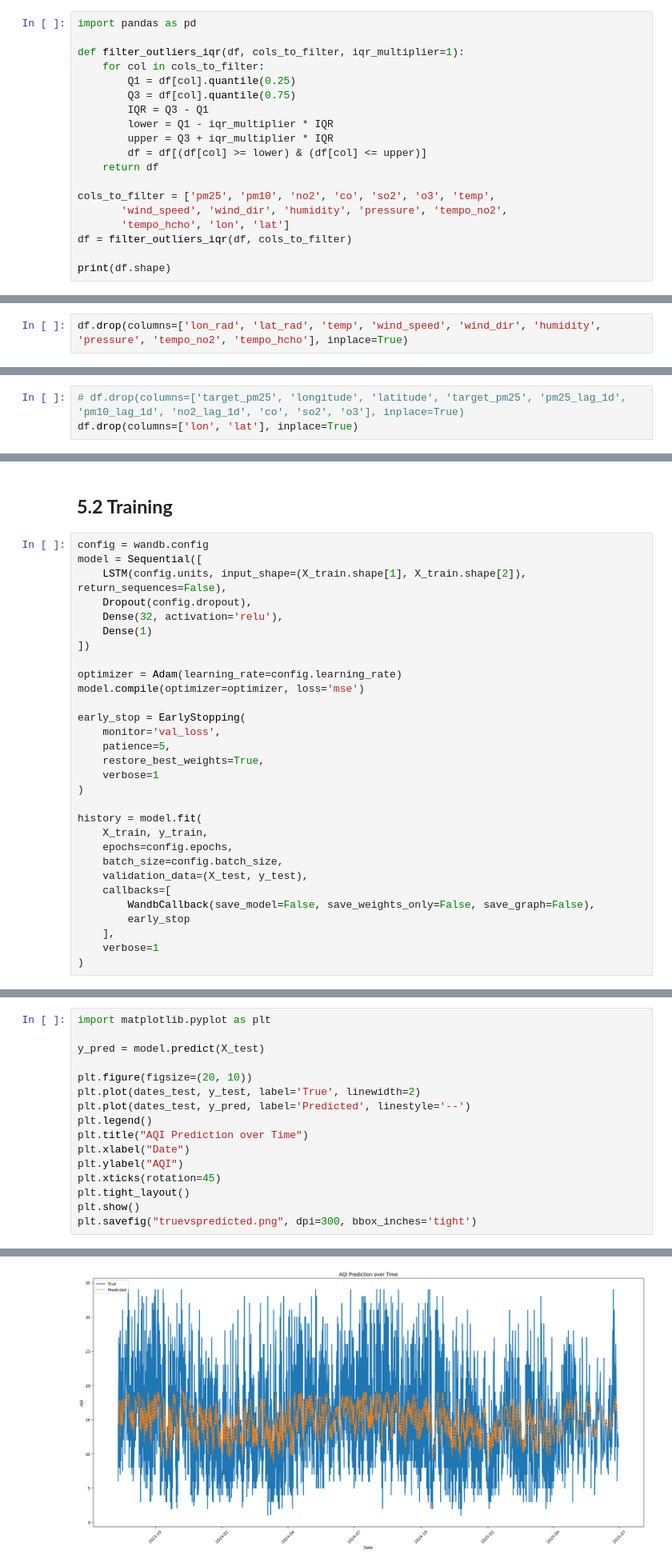
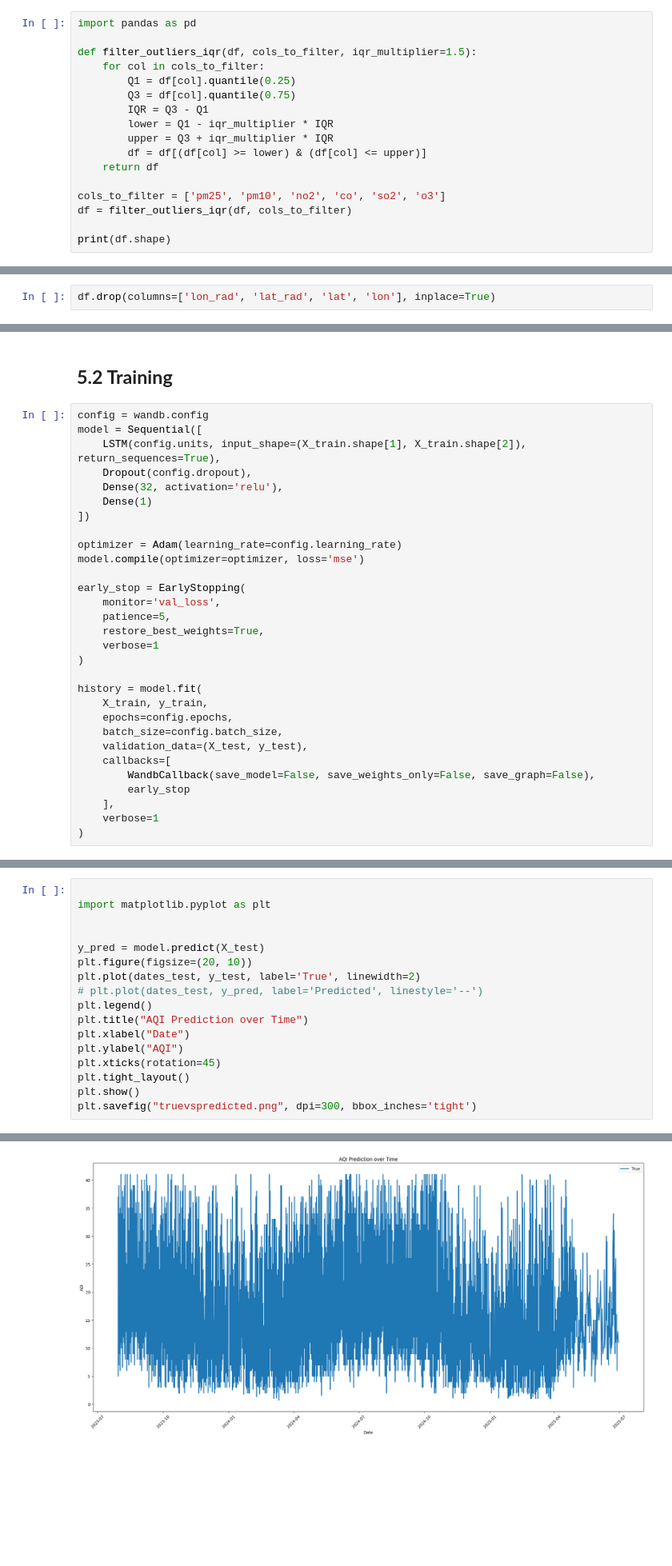
Before and after one commit to DanielNguyen-05/AirForce, a Jupyter notebook: ai/lstm_v1.ipynb, the cells around one changed output, grey strips where cells are left out. Shown at 80% size. Saved outputs shown, nothing was run; the diff lists cells and outputs as text; blank space fills up the shorter version.

```diff
--- a/ai/lstm_v1.ipynb
+++ b/ai/lstm_v1.ipynb
@@ -179,7 +165,7 @@ def _box_plot(df):
 # %%
 import pandas as pd
 
-def filter_outliers_iqr(df, cols_to_filter, iqr_multiplier=1):
+def filter_outliers_iqr(df, cols_to_filter, iqr_multiplier=1.5):
     for col in cols_to_filter:
         Q1 = df[col].quantile(0.25)
         Q3 = df[col].quantile(0.75)
@@ -189,9 +175,7 @@ def filter_outliers_iqr(df, cols_to_filter, iqr_multiplier=1):
         df = df[(df[col] >= lower) & (df[col] <= upper)]
     return df
 
-cols_to_filter = ['pm25', 'pm10', 'no2', 'co', 'so2', 'o3', 'temp',
-       'wind_speed', 'wind_dir', 'humidity', 'pressure', 'tempo_no2',
-       'tempo_hcho', 'lon', 'lat']
+cols_to_filter = ['pm25', 'pm10', 'no2', 'co', 'so2', 'o3']
 df = filter_outliers_iqr(df, cols_to_filter)
 
 print(df.shape)
@@ -252,6 +230,6 @@ Index(['date', 'lat', 'lon', 'pm25', 'pm10', 'no2', 'co', 'so2', 'o3', 'temp',
       dtype='object')
 # %%
-df.drop(columns=['lon_rad', 'lat_rad', 'temp', 'wind_speed', 'wind_dir', 'humidity', 'pressure', 'tempo_no2', 'tempo_hcho'], inplace=True)
+df.drop(columns=['lon_rad', 'lat_rad', 'lat', 'lon'], inplace=True)
 # %%
 df.describe()
 # %% [output]
@@ -299,7 +277,4 @@ Index(['date', 'lat', 'lon', 'pm25', 'pm10', 'no2', 'co', 'so2', 'o3', 'x',
       dtype='object')
-# %%
-# df.drop(columns=['target_pm25', 'longitude', 'latitude', 'target_pm25', 'pm25_lag_1d', 'pm10_lag_1d', 'no2_lag_1d', 'co', 'so2', 'o3'], inplace=True)
-df.drop(columns=['lon', 'lat'], inplace=True)
 # %% [markdown]
 ## **4.3 Min max scaler**
 # %%
@@ -431,7 +412,7 @@ Syncing run lstm_v2_simpleaqi_unit64_drop_d02ense32relu_dense1_batch32_1e-5 to W
 # %%
 config = wandb.config
 model = Sequential([
-    LSTM(config.units, input_shape=(X_train.shape[1], X_train.shape[2]), return_sequences=False),
+    LSTM(config.units, input_shape=(X_train.shape[1], X_train.shape[2]), return_sequences=True),
     Dropout(config.dropout),
     Dense(32, activation='relu'),
     Dense(1)
@@ -482,11 +484,12 @@ Restoring model weights from the end of the best epoch: 27.
 # %%
+
 import matplotlib.pyplot as plt
 
+
 y_pred = model.predict(X_test)
-
 plt.figure(figsize=(20, 10))
 plt.plot(dates_test, y_test, label='True', linewidth=2)
-plt.plot(dates_test, y_pred, label='Predicted', linestyle='--')
+# plt.plot(dates_test, y_pred, label='Predicted', linestyle='--')
 plt.legend()
 plt.title("AQI Prediction over Time")
 plt.xlabel("Date")
@@ -500,4 +503,4 @@ plt.savefig("truevspredicted.png", dpi=300, bbox_inches='tight')
-[figure, old version]
+[figure, new version]
 <Figure size 640x480 with 0 Axes>
 # %% [markdown]
 ## **5.4 Train loss vs Val loss**
```
Also changed, not shown: parts of 20 cells of this notebook, 15 other files.
